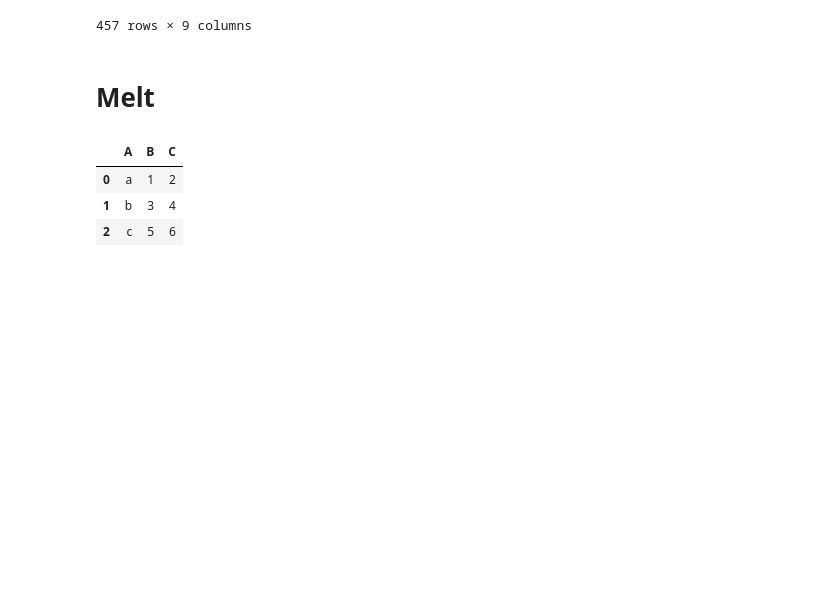
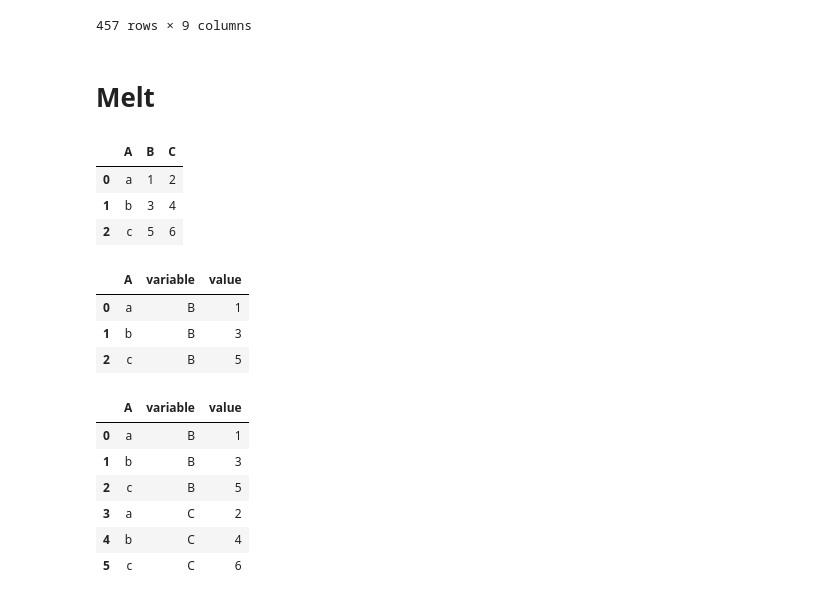
Before and after one commit to ihagoSantos/pandas-study, a Jupyter notebook: Section6 - Reshaping de Dados.ipynb, the cells around one changed output. Saved outputs shown, nothing was run; the diff lists cells and outputs as text; code cells hidden in the pictures; blank space fills up the shorter version.

```diff
--- a/Section6 - Reshaping de Dados.ipynb
+++ b/Section6 - Reshaping de Dados.ipynb
@@ -291,3 +291,20 @@ df
 | 0 | a | 1 | 2 |
 | 1 | b | 3 | 4 |
 | 2 | c | 5 | 6 |
+# %%
+pd.melt(df, id_vars=['A'], value_vars=['B'])
+# %% [output]
+|  | A | variable | value |
+| 0 | a | B | 1 |
+| 1 | b | B | 3 |
+| 2 | c | B | 5 |
+# %%
+pd.melt(df, id_vars=['A'], value_vars=['B', 'C'])
+# %% [output]
+|  | A | variable | value |
+| 0 | a | B | 1 |
+| 1 | b | B | 3 |
+| 2 | c | B | 5 |
+| 3 | a | C | 2 |
+| 4 | b | C | 4 |
+| 5 | c | C | 6 |
```
Also changed, not shown: parts of 5 cells of this notebook, 1 other file.
